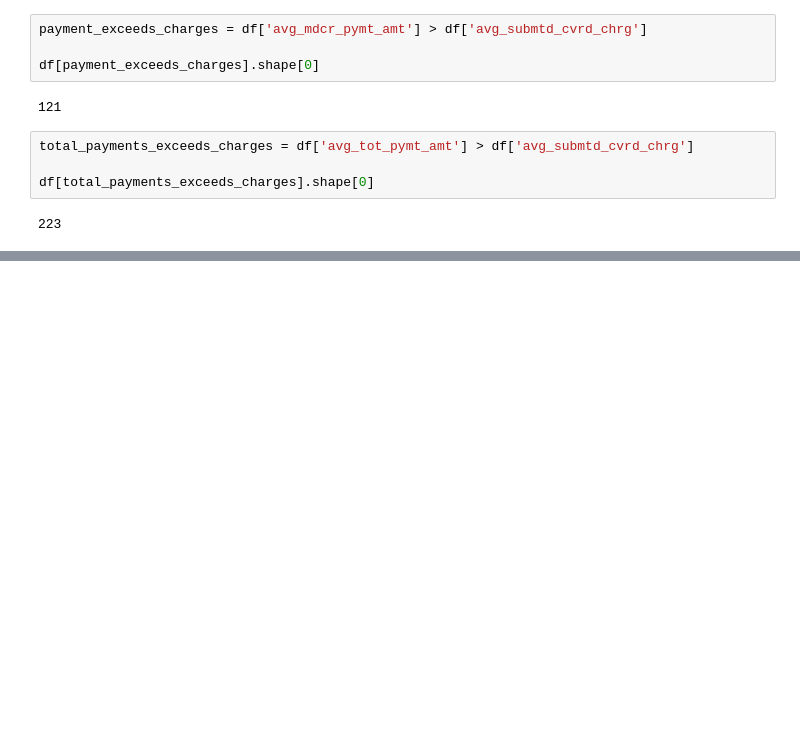
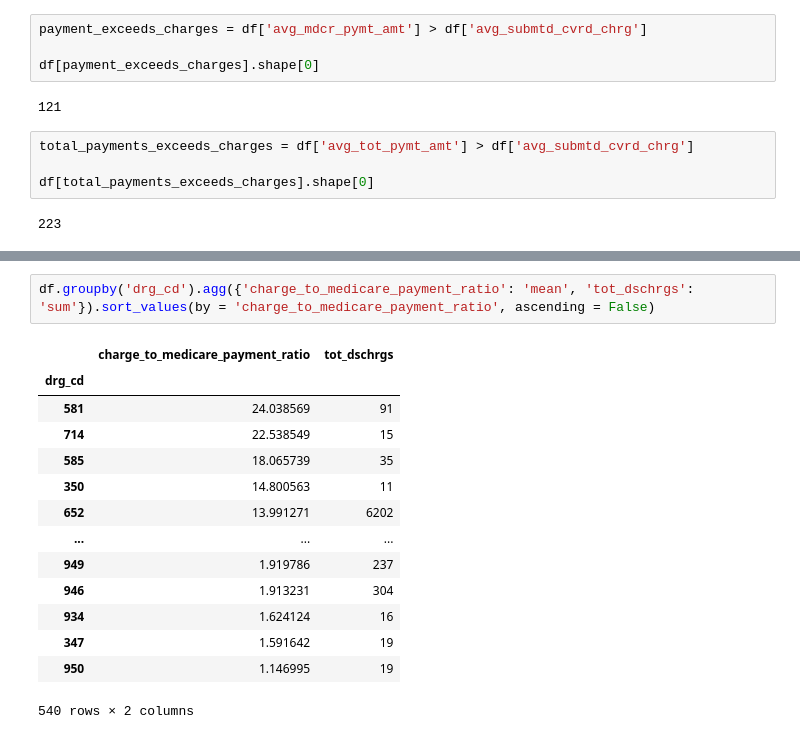
Before and after one commit to gurbaj8226/Hospital-Charge-vs-Medicare-Reimbursement-Analysis, a Jupyter notebook: notebooks/01_Data_Cleaning_and_Preparation.ipynb, the cells around one changed output, grey strips where cells are left out. Cells and saved outputs as stored; diff of their text form; blank space fills up the shorter version.

```diff
--- a/notebooks/01_Data_Cleaning_and_Preparation.ipynb
+++ b/notebooks/01_Data_Cleaning_and_Preparation.ipynb
@@ -196,0 +216,17 @@ investigation_table.head(20)
+# %%
+df.groupby('drg_cd').agg({'charge_to_medicare_payment_ratio': 'mean', 'tot_dschrgs': 'sum'}).sort_values(by = 'charge_to_medicare_payment_ratio', ascending = False)
+# %% [output]
+|  | charge_to_medicare_payment_ratio | tot_dschrgs |
+| drg_cd |  |  |
+| 581 | 24.038569 | 91 |
+| 714 | 22.538549 | 15 |
+| 585 | 18.065739 | 35 |
+| 350 | 14.800563 | 11 |
+| 652 | 13.991271 | 6202 |
+| ... | ... | ... |
+| 949 | 1.919786 | 237 |
+| 946 | 1.913231 | 304 |
+| 934 | 1.624124 | 16 |
+| 347 | 1.591642 | 19 |
+| 950 | 1.146995 | 19 |
+540 rows × 2 columns
```
Also changed, not shown: parts of 4 cells of this notebook.
